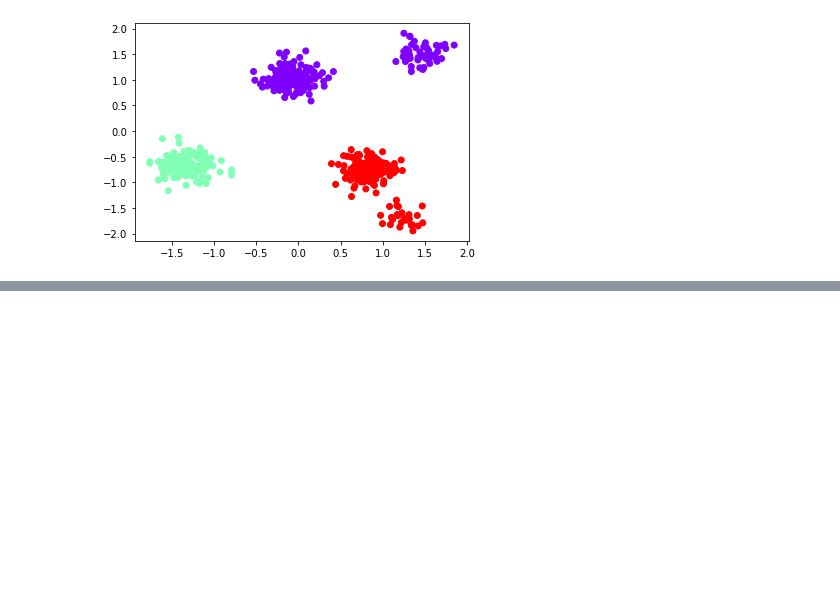
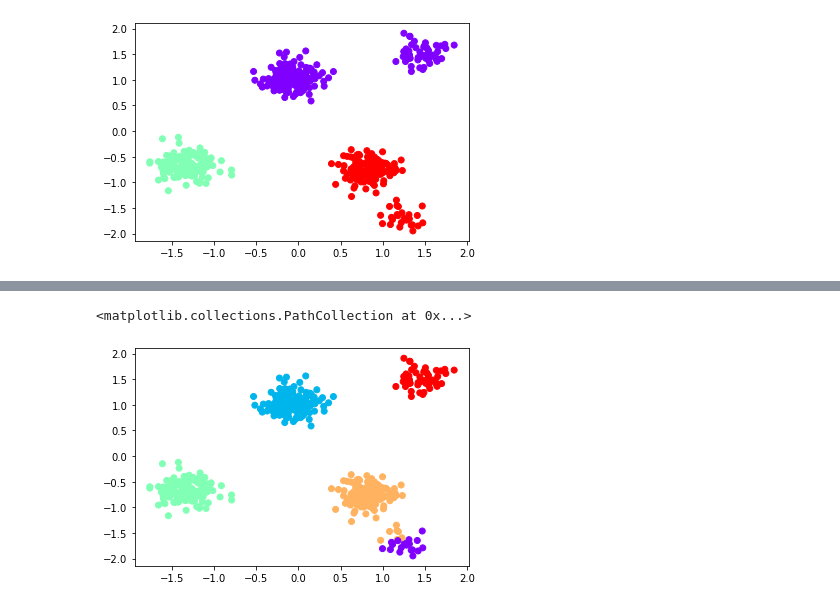
Before and after one commit to karunyads/C4-Assignment2, a Jupyter notebook: Assignment_2_Group_13.ipynb, the cells around one changed output, grey strips where cells are left out. Cells and saved outputs as stored; diff of their text form; code cells hidden in the pictures; blank space fills up the shorter version.

```diff
--- a/Assignment_2_Group_13.ipynb
+++ b/Assignment_2_Group_13.ipynb
@@ -261,0 +297,17 @@ plt.scatter(X_train['Income'],X_train['SpendingScore'], c=clustering.labels_, cm
+# %%
+from sklearn import metrics
+
+# Compute DBSCAN
+db = DBSCAN(eps=0.5, min_samples=50).fit(X_train)
+core_samples_mask = np.zeros_like(db.labels_, dtype=bool)
+core_samples_mask[db.core_sample_indices_] = True
+labels = db.labels_
+
+# Number of clusters in labels, ignoring noise if present.
+n_clusters_ = len(set(labels)) - (1 if -1 in labels else 0)
+n_noise_ = list(labels).count(-1)
+
+print('Estimated number of clusters: %d' % n_clusters_)
+print('Estimated number of noise points: %d' % n_noise_)
+print("Silhouette Coefficient: %0.3f"
+      % metrics.silhouette_score(X_train, labels))
@@ -261,0 +338,5 @@ plt.scatter(X_train['Income'],X_train['SpendingScore'], c=clustering.labels_, cm
+# %%
+plt.scatter(X_train['Income'], X_train['SpendingScore'],c=labels, cmap='rainbow')
+# %% [output]
+<matplotlib.collections.PathCollection at 0x...>
+[figure, added]
```
Also changed, not shown: parts of 11 cells of this notebook.
